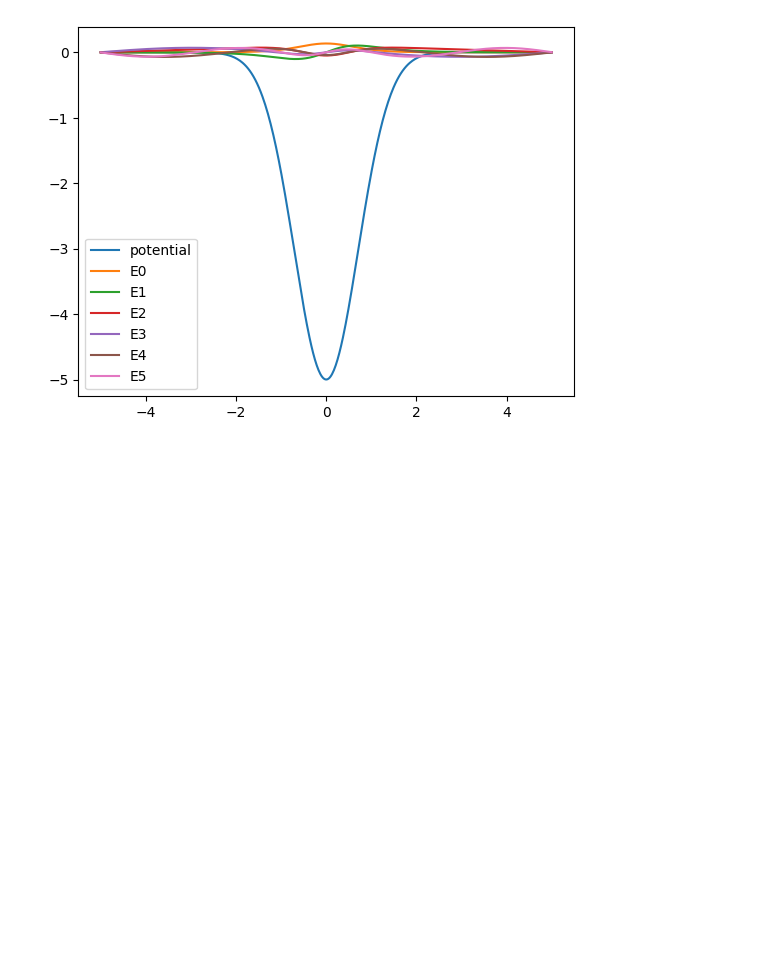
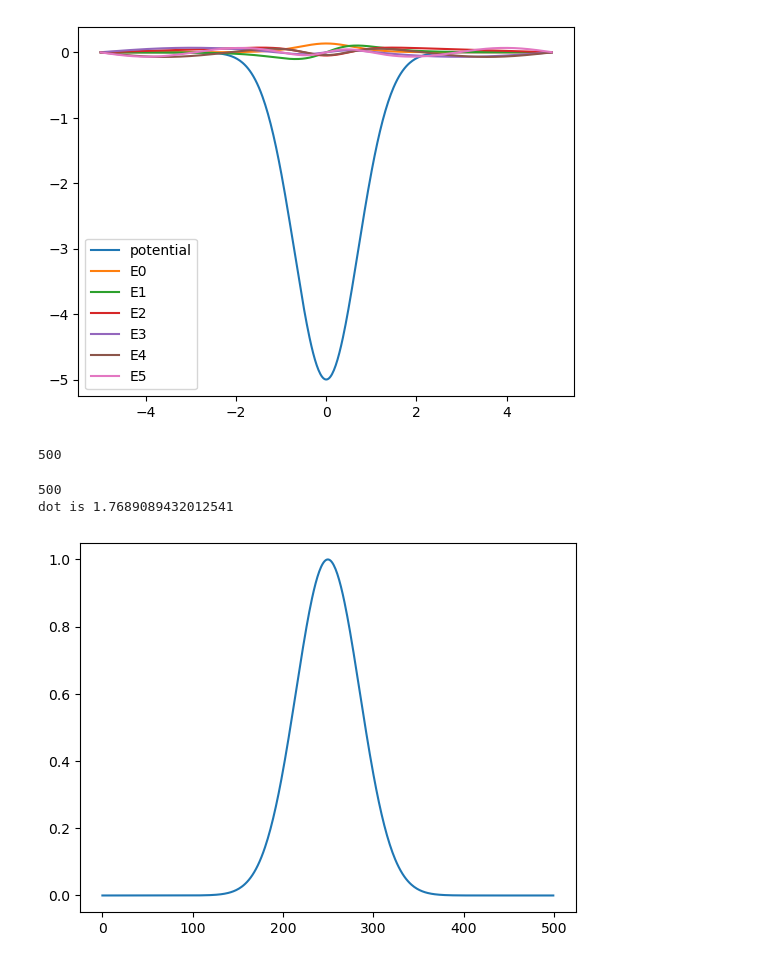
Before and after one commit to ZilD117/Comp-Physics, a Jupyter notebook: schrodinger.ipynb, the cells around one changed output. Saved outputs shown, nothing was run; the diff lists cells and outputs as text; code cells hidden in the pictures; blank space fills up the shorter version.

```diff
--- a/schrodinger.ipynb
+++ b/schrodinger.ipynb
@@ -62,6 +62,24 @@ plt.legend()
 # %% [output]
 <matplotlib.legend.Legend at 0x...>
 [figure]
+# %%
+print(len(v))
+# %% [output]
+500
+# %%
+def gaussian(x, alpha, r):
+          return 1./(np.sqrt(alpha**np.pi))*np.exp(-alpha*np.power((x - r), 2.))
+
+x_test = np.linspace(-L, L, n)
+plt.plot(gaussian(x_test, 1, 0))
+print(len(gaussian(x_test, 1, 0)))
+gaussian(x_test, 1, 0)
+
+print("dot is",np.dot(gaussian(x_test,1,0), 0.02*np.ones_like(gaussian(x_test,1,0))))
+# %% [output]
+500
+dot is 1.7689089432012541
+[figure, added]
 # %%
 psi_0 = psi
 
```
Also changed, not shown: parts of 6 cells of this notebook.
